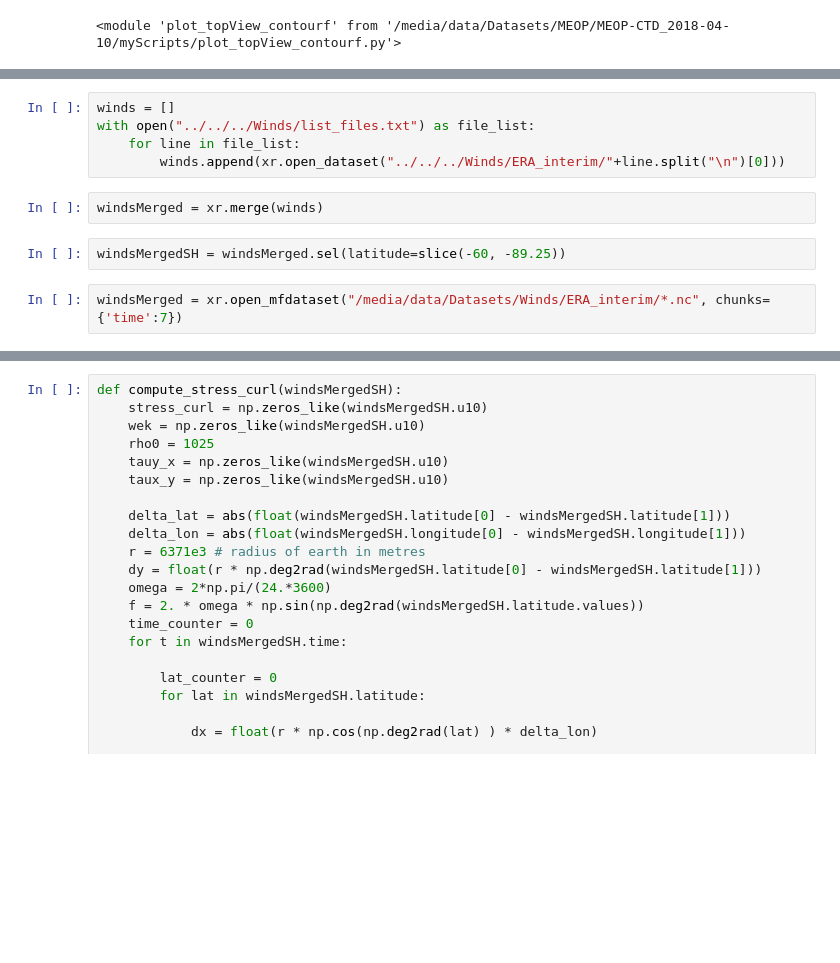
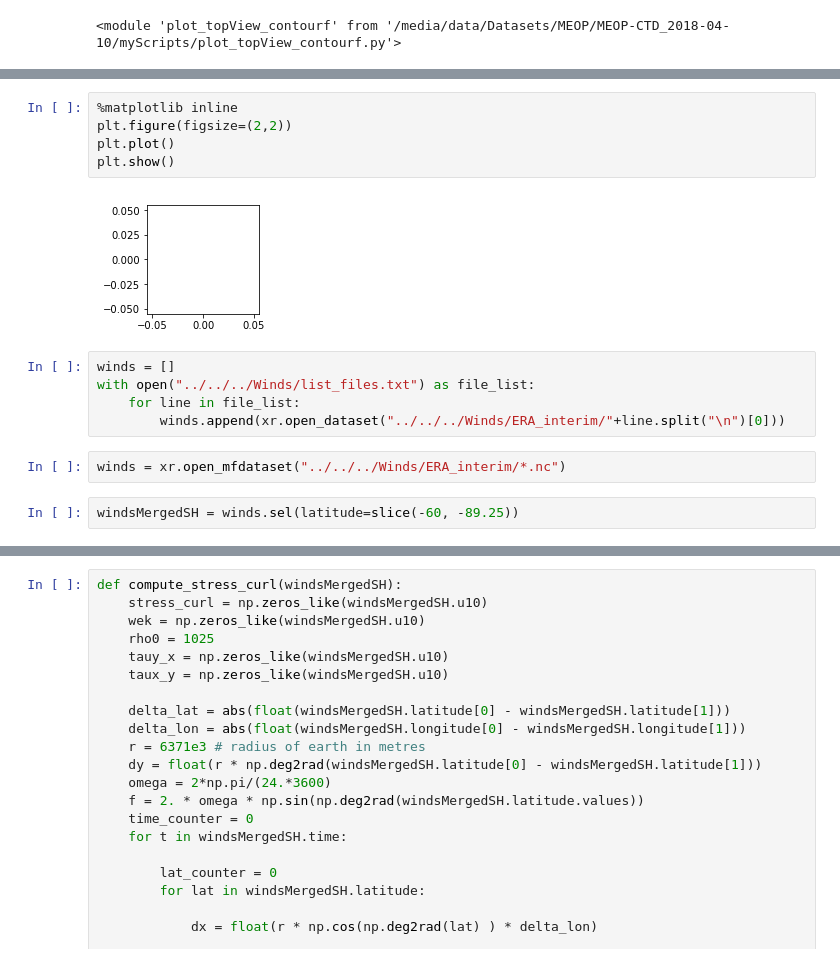
Before and after one commit to adityarn/antarctic_margins_MEOP, a Jupyter notebook: Wind_Analysis_2.ipynb, the cells around one changed output, grey strips where cells are left out. Cells and saved outputs as stored; diff of their text form; blank space fills up the shorter version.

```diff
--- a/Wind_Analysis_2.ipynb
+++ b/Wind_Analysis_2.ipynb
@@ -28,11 +36,16 @@ importlib.reload(topView)
+# %%
+%matplotlib inline
+plt.figure(figsize=(2,2))
+plt.plot()
+plt.show()
+# %% [output]
+[figure, added]
 # %%
 winds = []
 with open("../../../Winds/list_files.txt") as file_list:
     for line in file_list:
         winds.append(xr.open_dataset("../../../Winds/ERA_interim/"+line.split("\n")[0]))
-# %%
-windsMerged = xr.merge(winds)
+# %%
+winds = xr.open_mfdataset("../../../Winds/ERA_interim/*.nc")
 # %%
-windsMergedSH = windsMerged.sel(latitude=slice(-60, -89.25))
+windsMergedSH = winds.sel(latitude=slice(-60, -89.25))
-# %%
-windsMerged = xr.open_mfdataset("/media/data/Datasets/Winds/ERA_interim/*.nc", chunks={'time':7})
```
Also changed, not shown: parts of 33 cells of this notebook, 6 other files.
